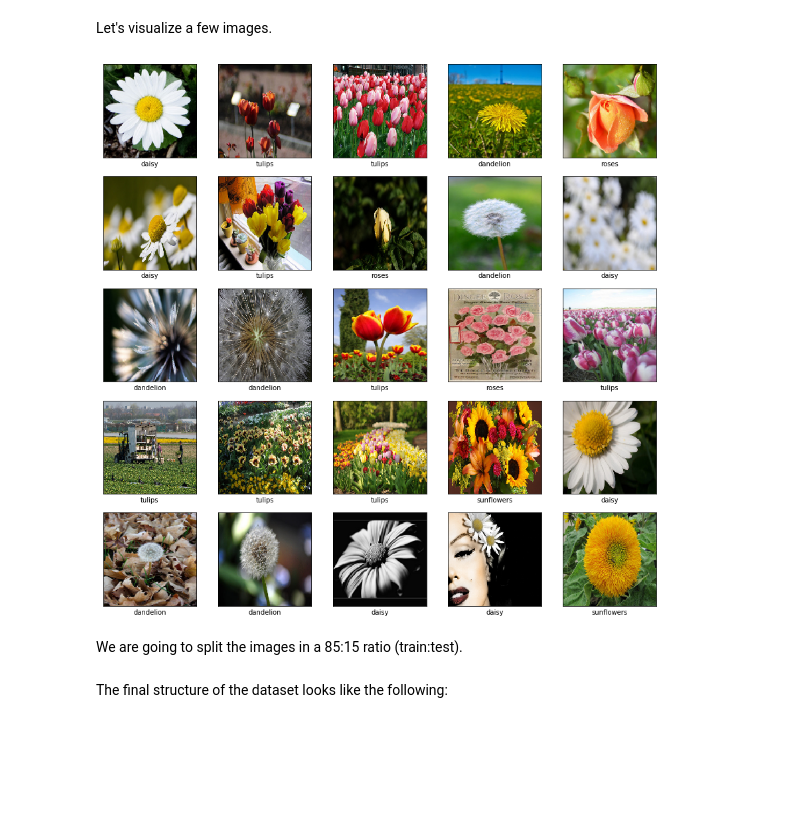
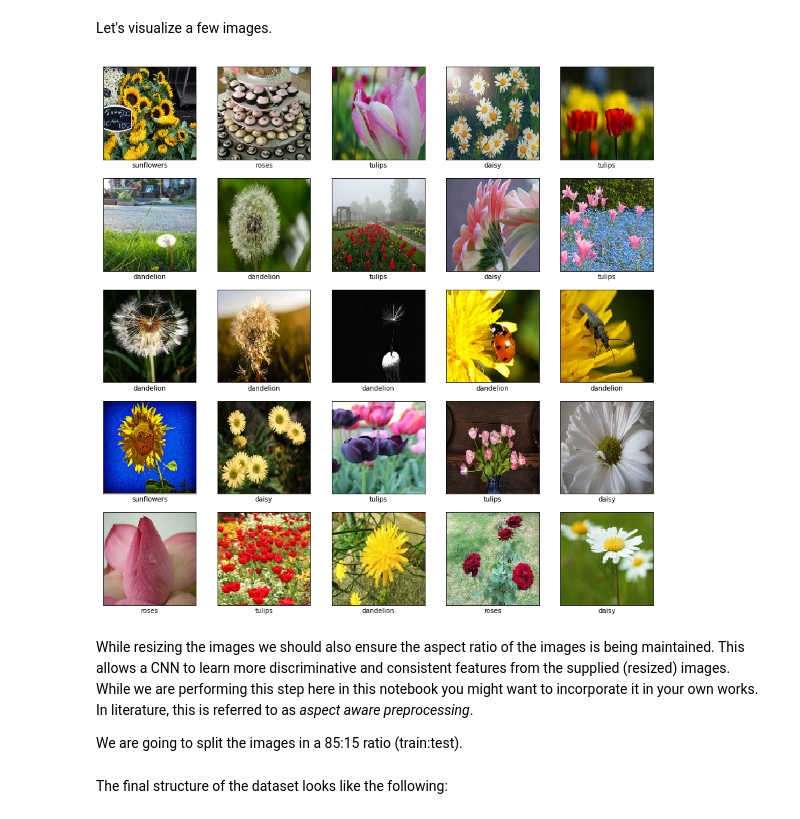
Before and after one commit to sayakpaul/ML-Bootcamp-Launchpad, a Jupyter notebook: 01_Data_Collection.ipynb, the cells around one changed output. Drawn from its saved outputs; the diff is of its cells as text; code cells hidden in the pictures; blank space fills up the shorter version.

Commit message:
Adding the latest notebooks

```diff
--- a/01_Data_Collection.ipynb
+++ b/01_Data_Collection.ipynb
@@ -68,21 +68,25 @@ Let's visualize a few images.
 # %%
 plt.figure(figsize=(15,15))
 for i in range(25):
     image_path = np.random.choice(image_paths)
     image = plt.imread(image_path)
     image = cv2.resize(image, (128, 128))
-    label = image_path.split("/")[5]
+    # you might want to verify the labels before
+    # you put this to use
+    label = image_path.split("/")[6]
     plt.subplot(5,5,i+1)
     plt.xticks([])
     plt.yticks([])
     plt.grid(True)
     plt.imshow(image)
     plt.xlabel(label)
 plt.show()
 # %% [output]
-[figure, old version]
+[figure, new version]
-# %% [markdown]
-We are going to split the images in a 85:15 ratio (train:test).
+# %% [markdown]
+While resizing the images we should also ensure the aspect ratio of the images is being maintained. This allows a CNN to learn more discriminative and consistent features from the supplied (resized) images. While we are performing this step here in this notebook you might want to incorporate it in your own works. In literature, this is referred to as _aspect aware preprocessing_.
+
+We are going to split the images in a 85:15 ratio (train:test).
 # %%
 # going for a 0.15 test split
 nb_test_images = int(len(list(paths.list_images(flowers))) * 0.15)
```
Also changed, not shown: parts of 5 cells of this notebook, 3 other files.
